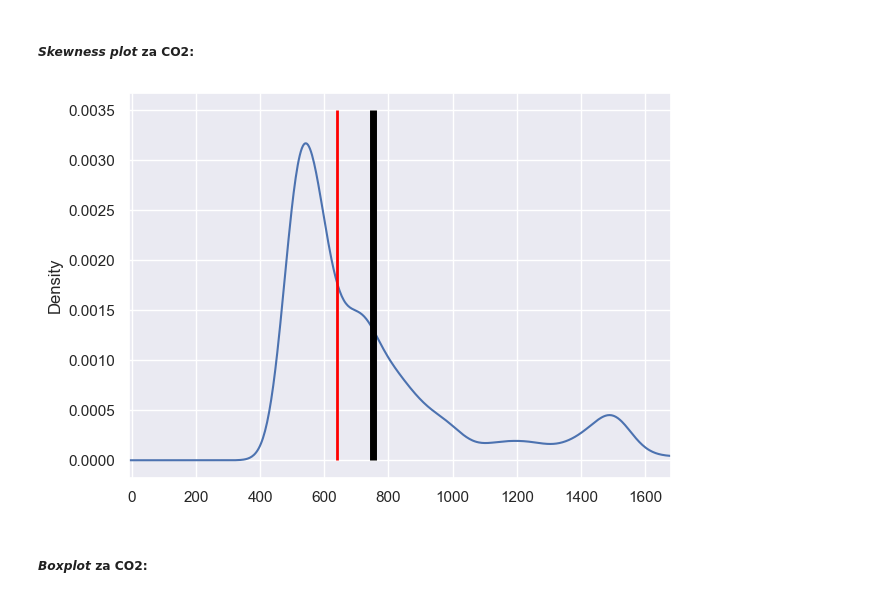
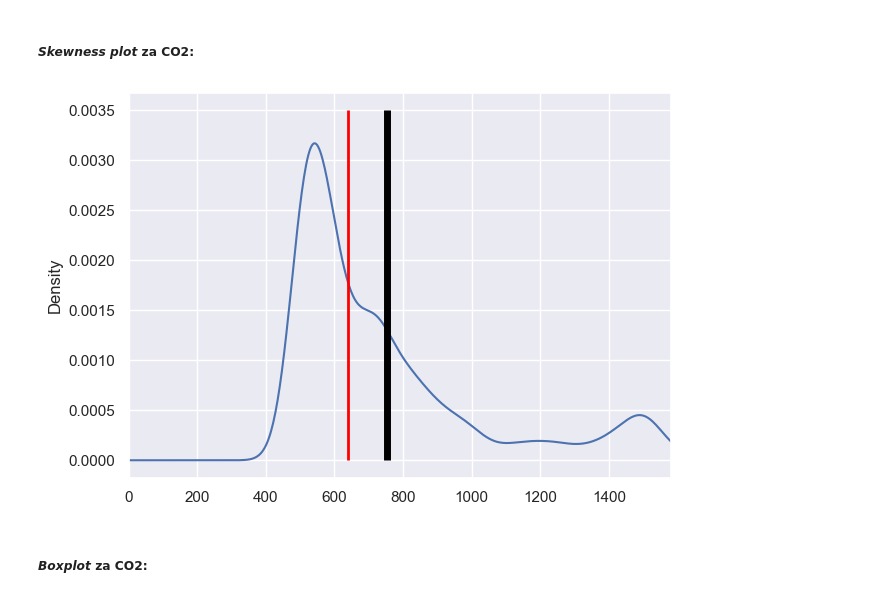
Before and after one commit to cats9rule/mlprojects, a Jupyter notebook: p1/p1.ipynb, the cells around one changed output. Drawn from its saved outputs; the diff is of its cells as text; code cells hidden in the pictures.

```diff
--- a/p1/p1.ipynb
+++ b/p1/p1.ipynb
@@ -112,22 +112,22 @@ plt.show()
 # %%
 skewplot = data.CO2.plot(kind="density",
               figsize=(7,5),
-              xlim=(data.Light.min()- 10,data.Light.max() + 100));
+              xlim=(data.Light.min(),data.Light.max()));
 plt.vlines(data.CO2.mean(),
            ymin=0,
            ymax=0.0035,
            linewidth=5.0,
            color="black");
 plt.vlines(data.CO2.median(),
            ymin=0,
            ymax=0.0035,
            linewidth=2.0,
            color="red");
 
 plt.savefig("graphs/skewplot-CO2.jpg")
 plt.show()
 # %% [output]
-[figure, old version]
+[figure, new version]
 # %% [markdown]
 ##### *Boxplot* za CO2:
 # %%
```
Also changed, not shown: parts of 6 cells of this notebook, 3 other files.
